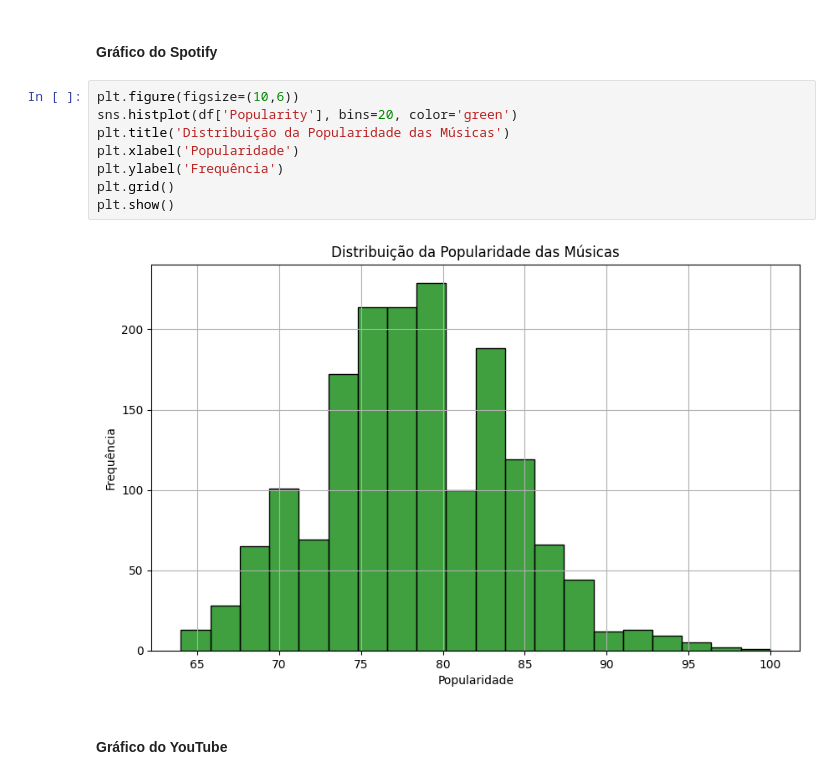
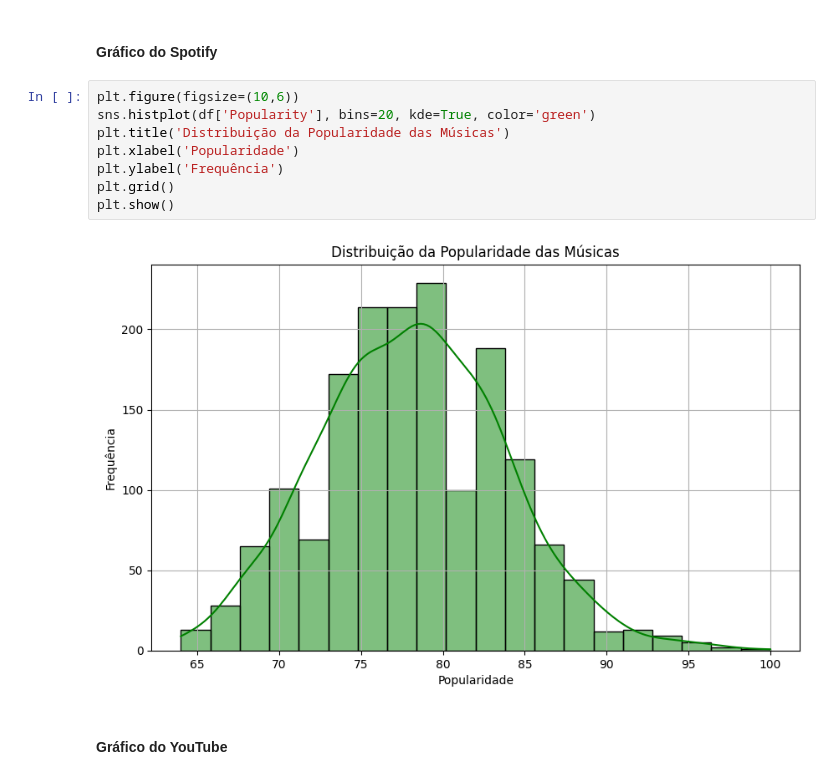
Before and after one commit to laberttt/Music-Data-Analytics, a Jupyter notebook: presentation.ipynb, the cells around one changed output. Cells and saved outputs as stored; diff of their text form.

```diff
--- a/presentation.ipynb
+++ b/presentation.ipynb
@@ -312,14 +312,14 @@ Portanto, podemos concluir que, no contexto do Spotify, ser curto ou longo não
 <h4>Gráfico do Spotify</h4>
 # %%
 plt.figure(figsize=(10,6))
-sns.histplot(df['Popularity'], bins=20, color='green')
+sns.histplot(df['Popularity'], bins=20, kde=True, color='green')
 plt.title('Distribuição da Popularidade das Músicas')
 plt.xlabel('Popularidade')
 plt.ylabel('Frequência')
 plt.grid()
 plt.show()
 # %% [output]
-[figure, old version]
+[figure, new version]
 # %% [markdown]
 <h4>Gráfico do YouTube</h4>
 # %%
```
Also changed, not shown: parts of 1 cell of this notebook.
